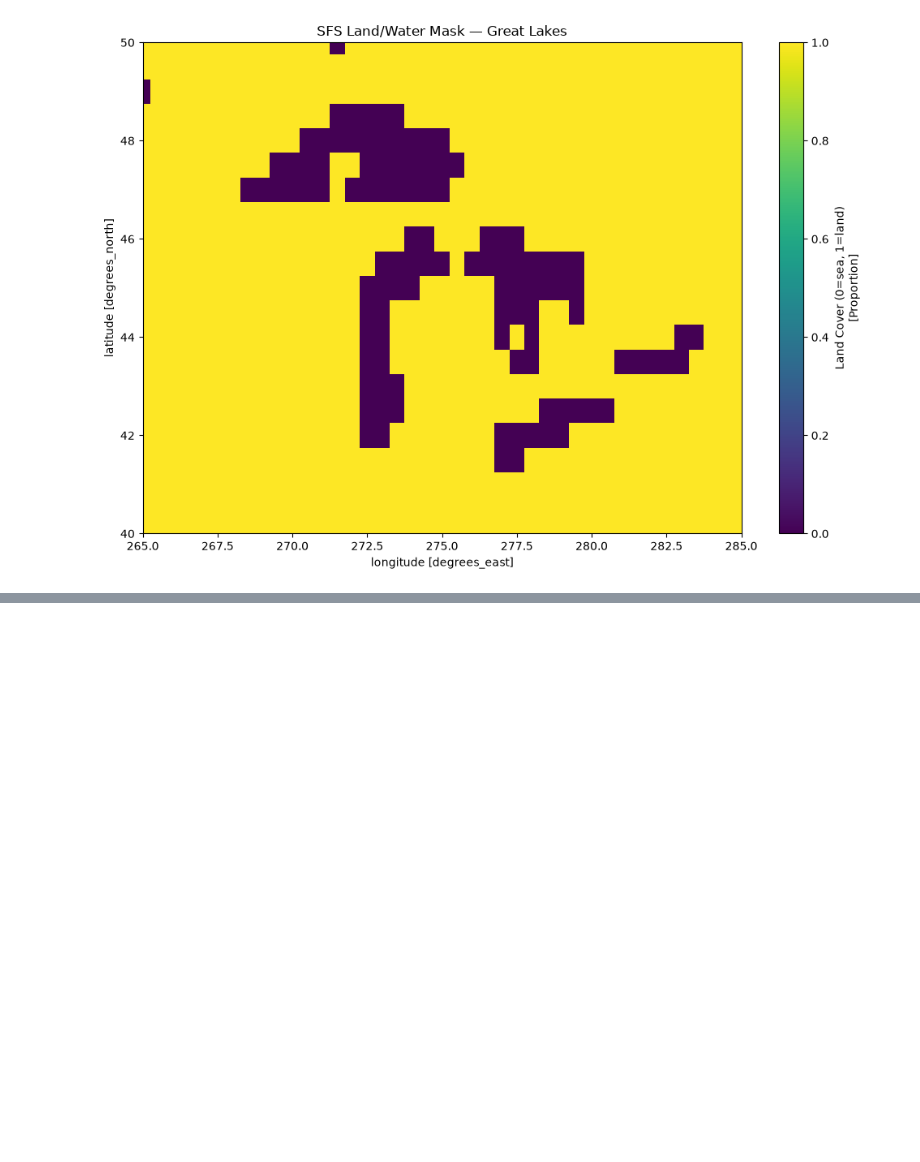
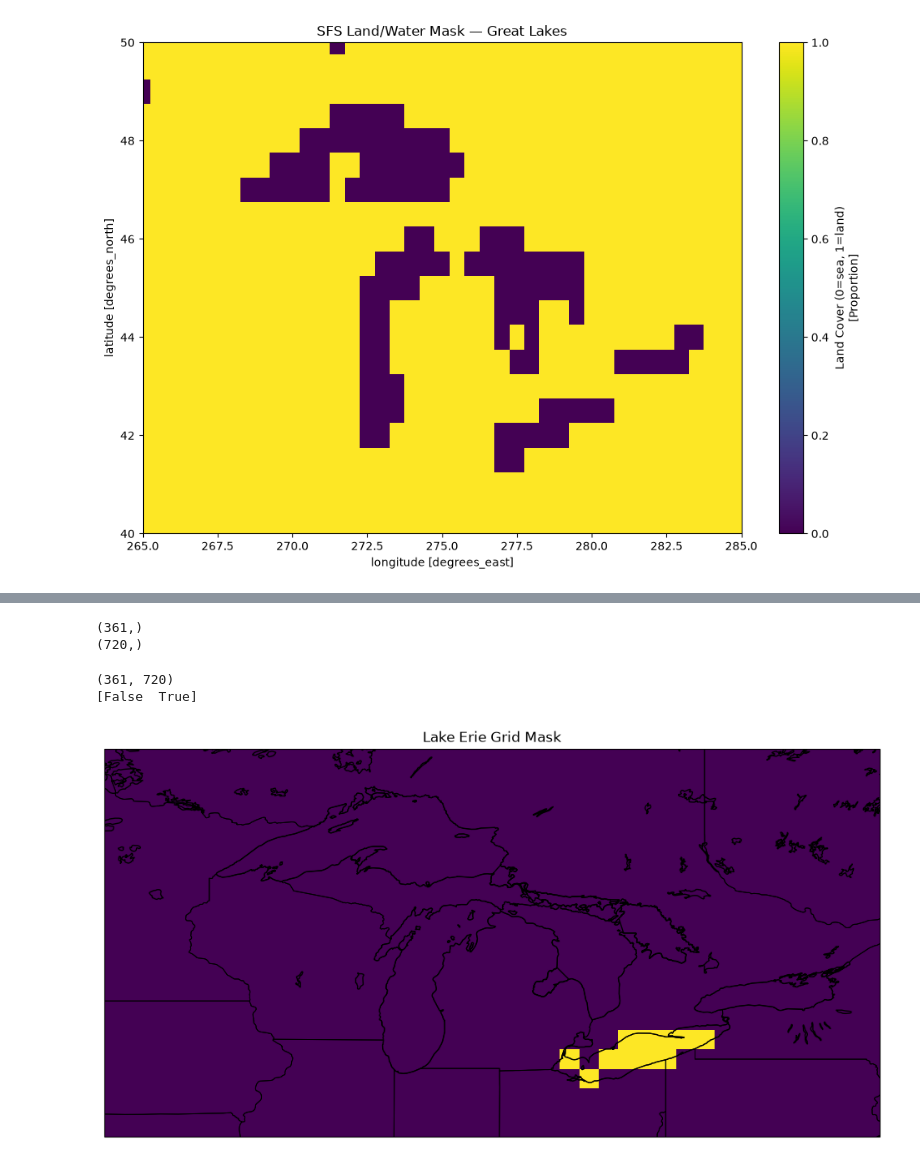
Before and after one commit to great-lakes-ai-lab/cnbs-predictor, a Jupyter notebook: notebooks/exploratory/download_view_zarr.ipynb, the cells around one changed output, grey strips where cells are left out. Saved outputs shown, nothing was run; the diff lists cells and outputs as text; code cells hidden in the pictures; blank space fills up the shorter version.

```diff
--- a/notebooks/exploratory/download_view_zarr.ipynb
+++ b/notebooks/exploratory/download_view_zarr.ipynb
@@ -155,0 +278,11 @@ plt.show()
+# %%
+lat = land.lat.values
+lon = land.lon.values
+
+print(lat.shape)
+print(lon.shape)
+# %% [output]
+(361,)
+(720,)
+# %%
+lon_180 = ((lon + 180) % 360) - 180
@@ -155,0 +310,63 @@ plt.show()
+# %%
+erie_record = next(
+    lake for lake in lakes
+    if lake.attributes.get("name", "").lower() == "lake erie"
+)
+
+erie_geometry = erie_record.geometry
+
+erie_lake = polygon_to_grid_mask(
+    erie_geometry,
+    lat,
+    lon
+)
+
+print(erie_lake.shape)
+print(np.unique(erie_lake))
+# %% [output]
+(361, 720)
+[False  True]
+# %%
+import matplotlib.pyplot as plt
+import cartopy.crs as ccrs
+import cartopy.feature as cfeature
+
+fig = plt.figure(figsize=(12, 8))
+
+ax = plt.axes(
+    projection=ccrs.PlateCarree()
+)
+
+ax.pcolormesh(
+    lon,
+    lat,
+    erie_lake,
+    transform=ccrs.PlateCarree(),
+    shading="auto"
+)
+
+ax.set_extent(
+    [265, 285, 40, 50],
+    crs=ccrs.PlateCarree()
+)
+
+ax.add_feature(
+    cfeature.STATES,
+    edgecolor="black",
+    linewidth=0.7
+)
+
+ax.add_feature(
+    cfeature.LAKES,
+    facecolor="none",
+    edgecolor="black",
+    linewidth=1
+)
+
+ax.coastlines(resolution="10m")
+
+ax.set_title("Lake Erie Grid Mask")
+
+plt.show()
+# %% [output]
+[figure, added]
```
Also changed, not shown: parts of 9 cells of this notebook, 3 other files.
